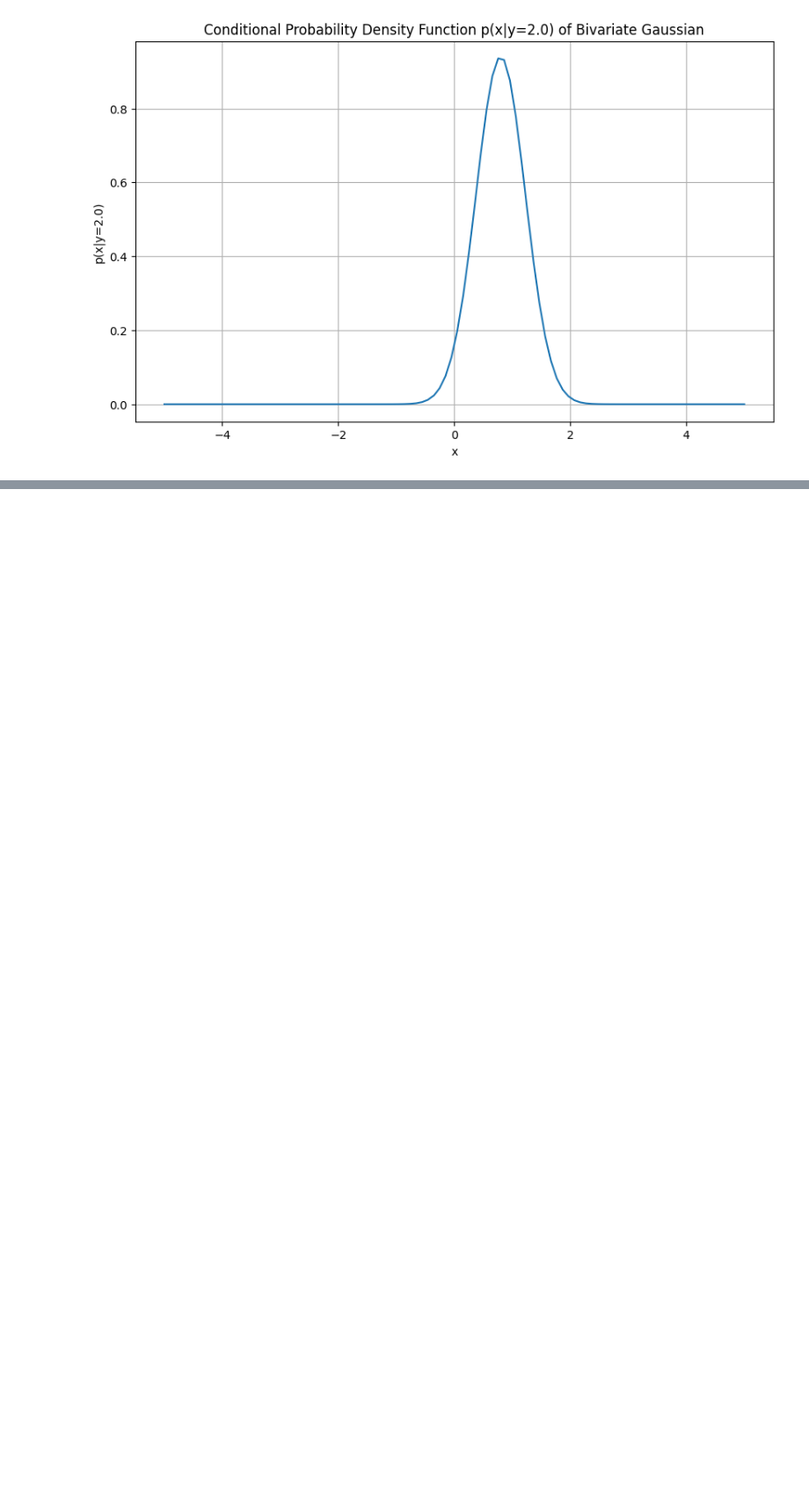
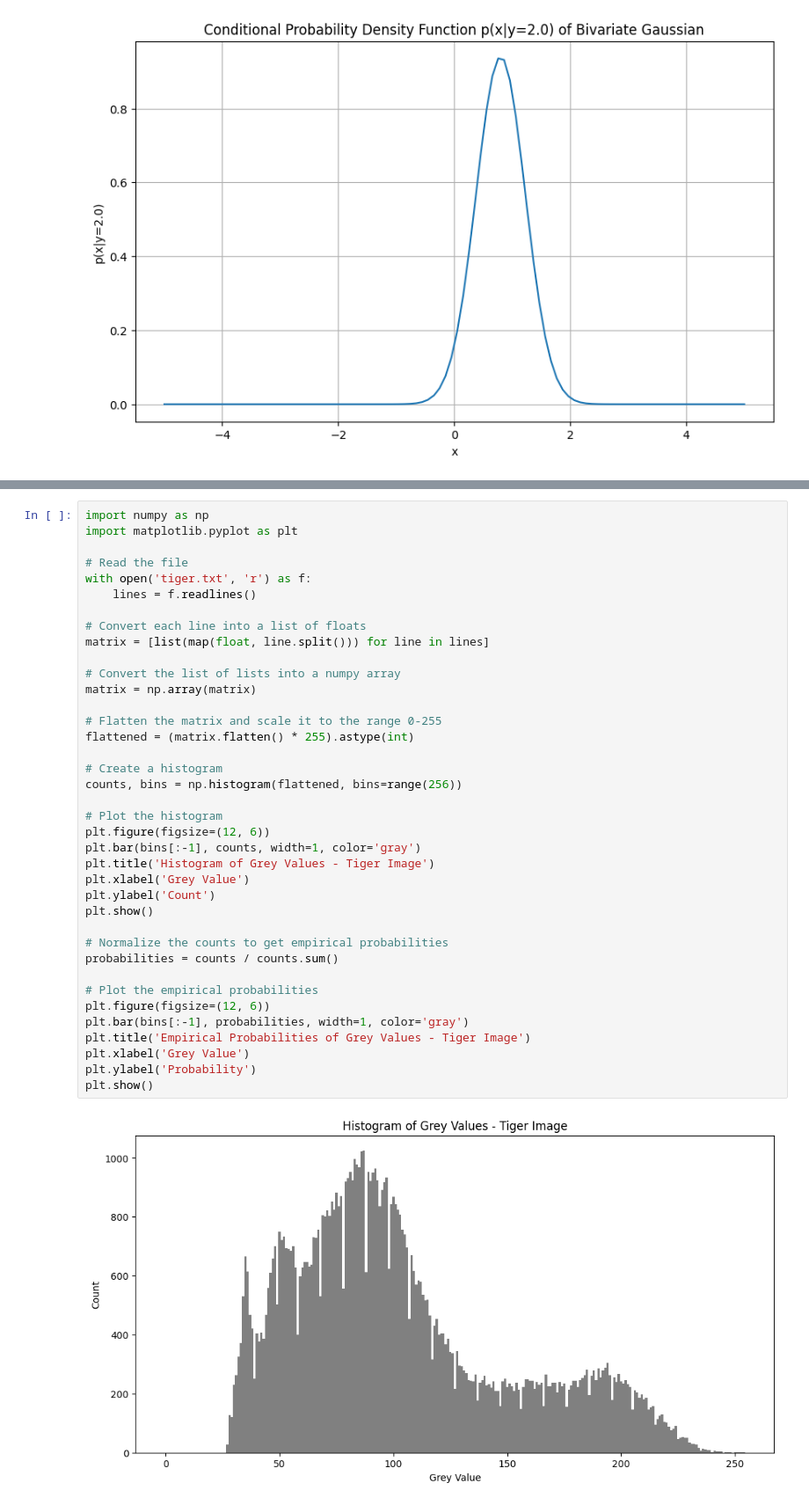
Before and after one commit to elyas21/conditional-probability, a Jupyter notebook: hw2_ElyasAbate.ipynb, the cells around one changed output, grey strips where cells are left out. Shown at 88% size. Cells and saved outputs as stored; diff of their text form; blank space fills up the shorter version.

```diff
--- a/hw2_ElyasAbate.ipynb
+++ b/hw2_ElyasAbate.ipynb
@@ -125,0 +147,40 @@ plt.show()
+# %%
+import numpy as np
+import matplotlib.pyplot as plt
+
+# Read the file
+with open('tiger.txt', 'r') as f:
+    lines = f.readlines()
+
+# Convert each line into a list of floats
+matrix = [list(map(float, line.split())) for line in lines]
+
+# Convert the list of lists into a numpy array
+matrix = np.array(matrix)
+
+# Flatten the matrix and scale it to the range 0-255
+flattened = (matrix.flatten() * 255).astype(int)
+
+# Create a histogram
+counts, bins = np.histogram(flattened, bins=range(256))
+
+# Plot the histogram
+plt.figure(figsize=(12, 6))
+plt.bar(bins[:-1], counts, width=1, color='gray')
+plt.title('Histogram of Grey Values - Tiger Image')
+plt.xlabel('Grey Value')
+plt.ylabel('Count')
+plt.show()
+
+# Normalize the counts to get empirical probabilities
+probabilities = counts / counts.sum()
+
+# Plot the empirical probabilities
+plt.figure(figsize=(12, 6))
+plt.bar(bins[:-1], probabilities, width=1, color='gray')
+plt.title('Empirical Probabilities of Grey Values - Tiger Image')
+plt.xlabel('Grey Value')
+plt.ylabel('Probability')
+plt.show()
+# %% [output]
+[figure, added]
```
Also changed, not shown: parts of 4 cells of this notebook, 2 other files.
